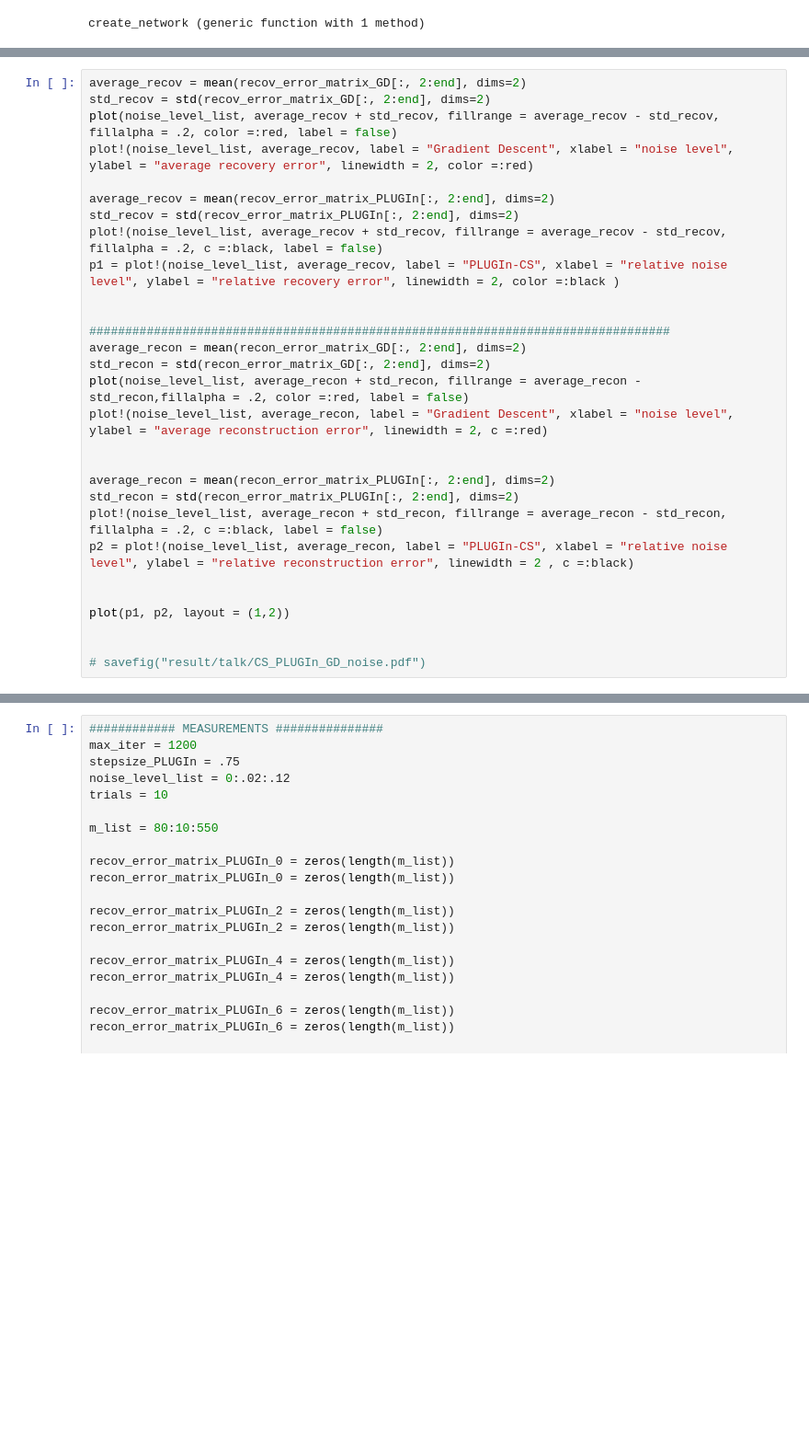
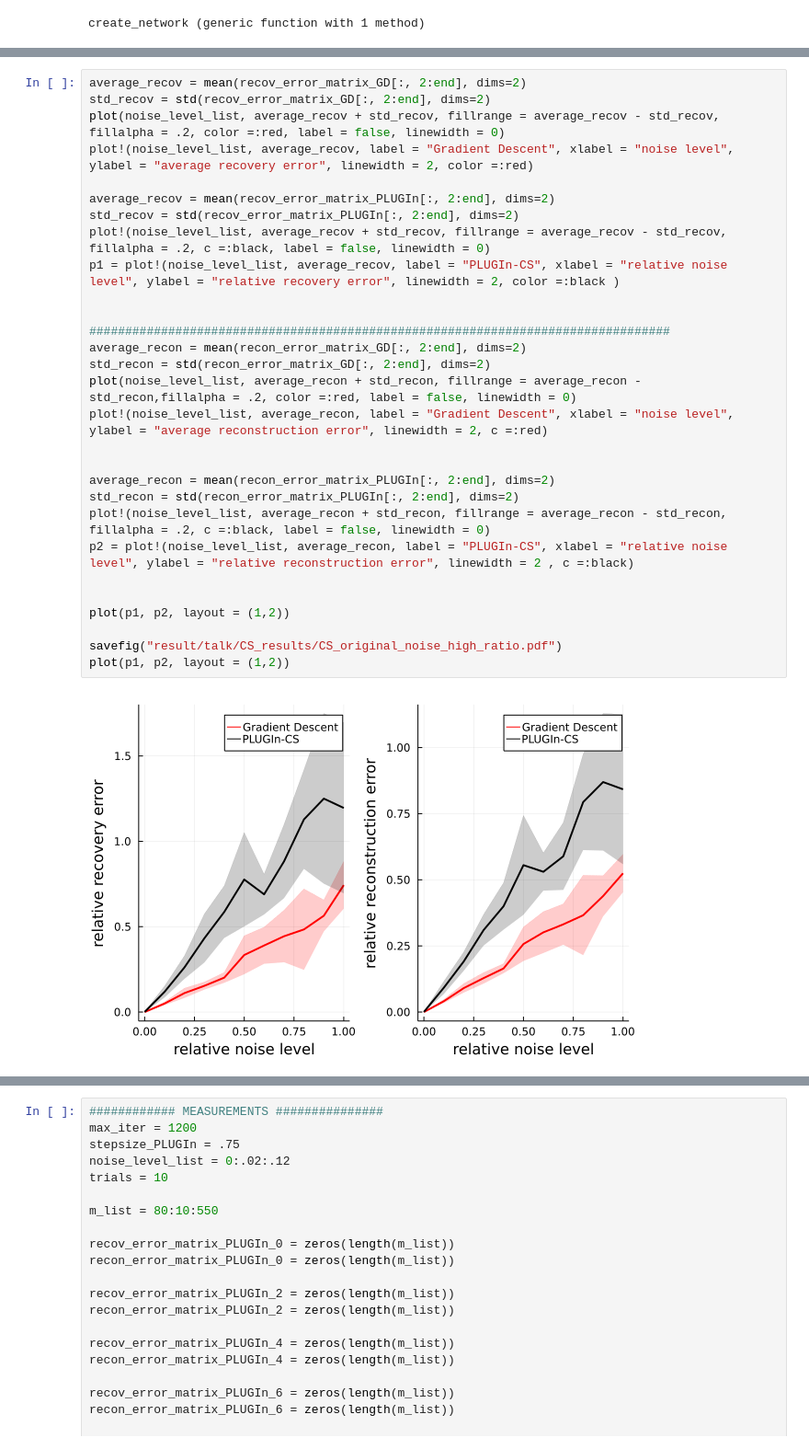
Before and after one commit to babhrujoshi/PLUGIn_Julia, a Jupyter notebook: PLUGIn_CS.ipynb, the cells around one changed output, grey strips where cells are left out. Shown at 92% size. Saved outputs shown, nothing was run; the diff lists cells and outputs as text; blank space fills up the shorter version.

```diff
--- a/PLUGIn_CS.ipynb
+++ b/PLUGIn_CS.ipynb
@@ -239,32 +239,34 @@ save("result/talk/CS_error_denoise_recon.jld", "error_GD", recon_error_matrix_GD
 # %%
 average_recov = mean(recov_error_matrix_GD[:, 2:end], dims=2)
 std_recov = std(recov_error_matrix_GD[:, 2:end], dims=2)
-plot(noise_level_list, average_recov + std_recov, fillrange = average_recov - std_recov, fillalpha = .2, color =:red, label = false)
+plot(noise_level_list, average_recov + std_recov, fillrange = average_recov - std_recov, fillalpha = .2, color =:red, label = false, linewidth = 0)
 plot!(noise_level_list, average_recov, label = "Gradient Descent", xlabel = "noise level", ylabel = "average recovery error", linewidth = 2, color =:red)
 
 average_recov = mean(recov_error_matrix_PLUGIn[:, 2:end], dims=2)
 std_recov = std(recov_error_matrix_PLUGIn[:, 2:end], dims=2)
-plot!(noise_level_list, average_recov + std_recov, fillrange = average_recov - std_recov, fillalpha = .2, c =:black, label = false)
+plot!(noise_level_list, average_recov + std_recov, fillrange = average_recov - std_recov, fillalpha = .2, c =:black, label = false, linewidth = 0)
 p1 = plot!(noise_level_list, average_recov, label = "PLUGIn-CS", xlabel = "relative noise level", ylabel = "relative recovery error", linewidth = 2, color =:black )
 
 
 #################################################################################
 average_recon = mean(recon_error_matrix_GD[:, 2:end], dims=2)
 std_recon = std(recon_error_matrix_GD[:, 2:end], dims=2)
-plot(noise_level_list, average_recon + std_recon, fillrange = average_recon - std_recon,fillalpha = .2, color =:red, label = false)
+plot(noise_level_list, average_recon + std_recon, fillrange = average_recon - std_recon,fillalpha = .2, color =:red, label = false, linewidth = 0)
 plot!(noise_level_list, average_recon, label = "Gradient Descent", xlabel = "noise level", ylabel = "average reconstruction error", linewidth = 2, c =:red)
 
 
 average_recon = mean(recon_error_matrix_PLUGIn[:, 2:end], dims=2)
 std_recon = std(recon_error_matrix_PLUGIn[:, 2:end], dims=2)
-plot!(noise_level_list, average_recon + std_recon, fillrange = average_recon - std_recon, fillalpha = .2, c =:black, label = false)
+plot!(noise_level_list, average_recon + std_recon, fillrange = average_recon - std_recon, fillalpha = .2, c =:black, label = false, linewidth = 0)
 p2 = plot!(noise_level_list, average_recon, label = "PLUGIn-CS", xlabel = "relative noise level", ylabel = "relative reconstruction error", linewidth = 2 , c =:black)
 
 
 plot(p1, p2, layout = (1,2))
 
-
-# savefig("result/talk/CS_PLUGIn_GD_noise.pdf")
+savefig("result/talk/CS_results/CS_original_noise_high_ratio.pdf")
+plot(p1, p2, layout = (1,2))
+# %% [output]
+[figure, added]
 # %%
 
 average_recov = mean(recov_error_matrix_GD_proj[:, 2:end], dims=2)
```
Also changed, not shown: parts of 7 cells of this notebook, 24 other files.
